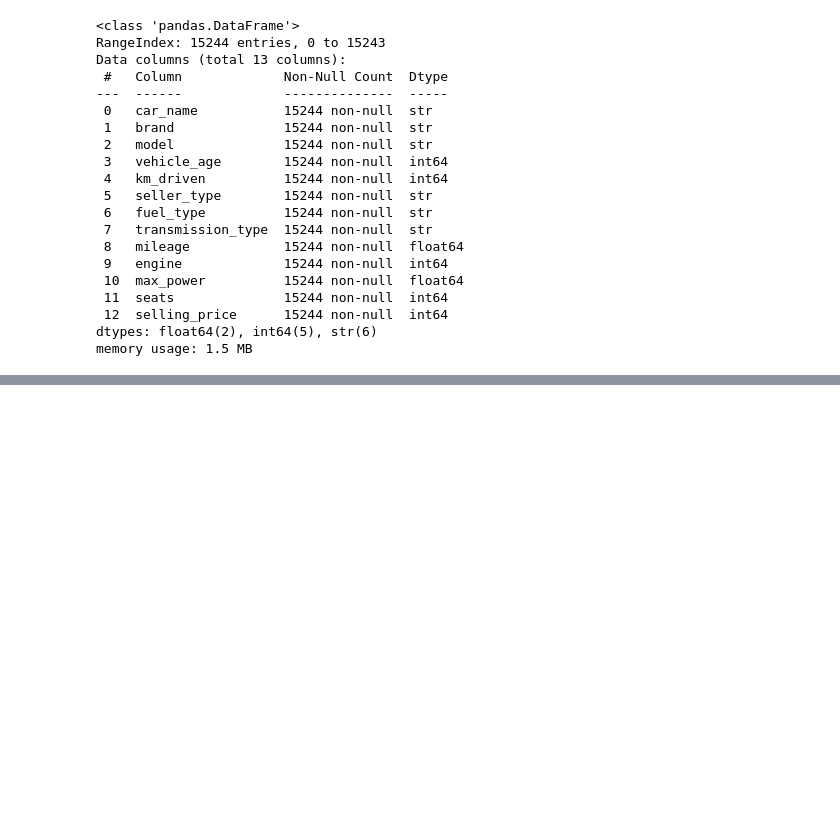
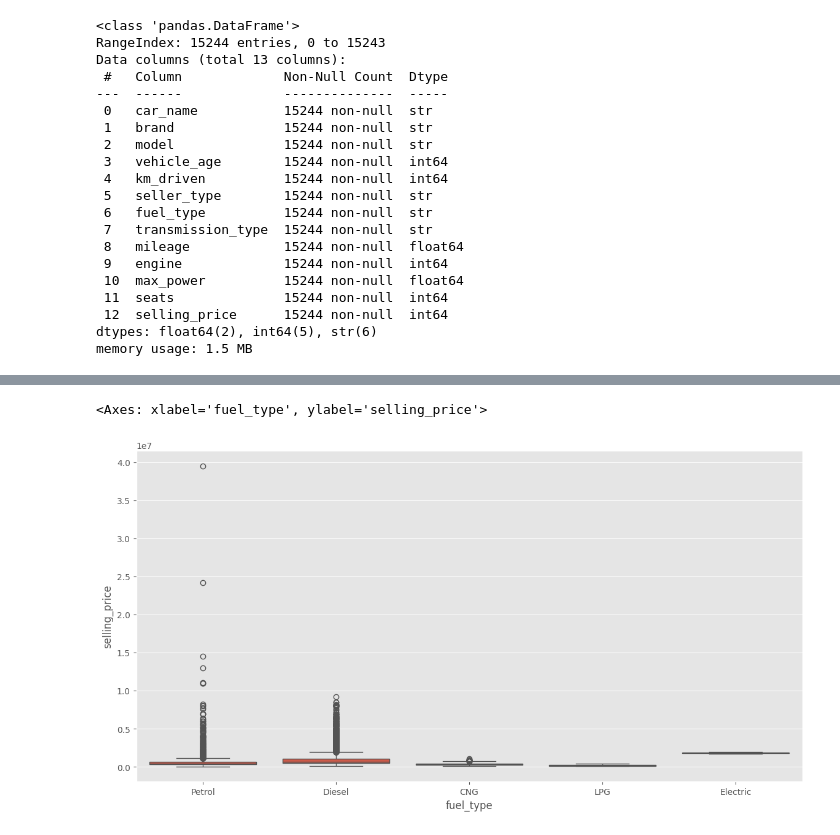
Before and after one commit to Huang1810/AutoValuate, a Jupyter notebook: AutoValuate.ipynb, the cells around one changed output, grey strips where cells are left out. Saved outputs shown, nothing was run; the diff lists cells and outputs as text; code cells hidden in the pictures; blank space fills up the shorter version.

```diff
--- a/AutoValuate.ipynb
+++ b/AutoValuate.ipynb
@@ -150,0 +206,11 @@ memory usage: 1.5 MB
+# %%
+plt.subplots(figsize=(14,7))
+
+sns.boxplot(
+    x='fuel_type',
+    y='selling_price',
+    data=car
+)
+# %% [output]
+<Axes: xlabel='fuel_type', ylabel='selling_price'>
+[figure, added]
```
Also changed, not shown: parts of 12 cells of this notebook.
